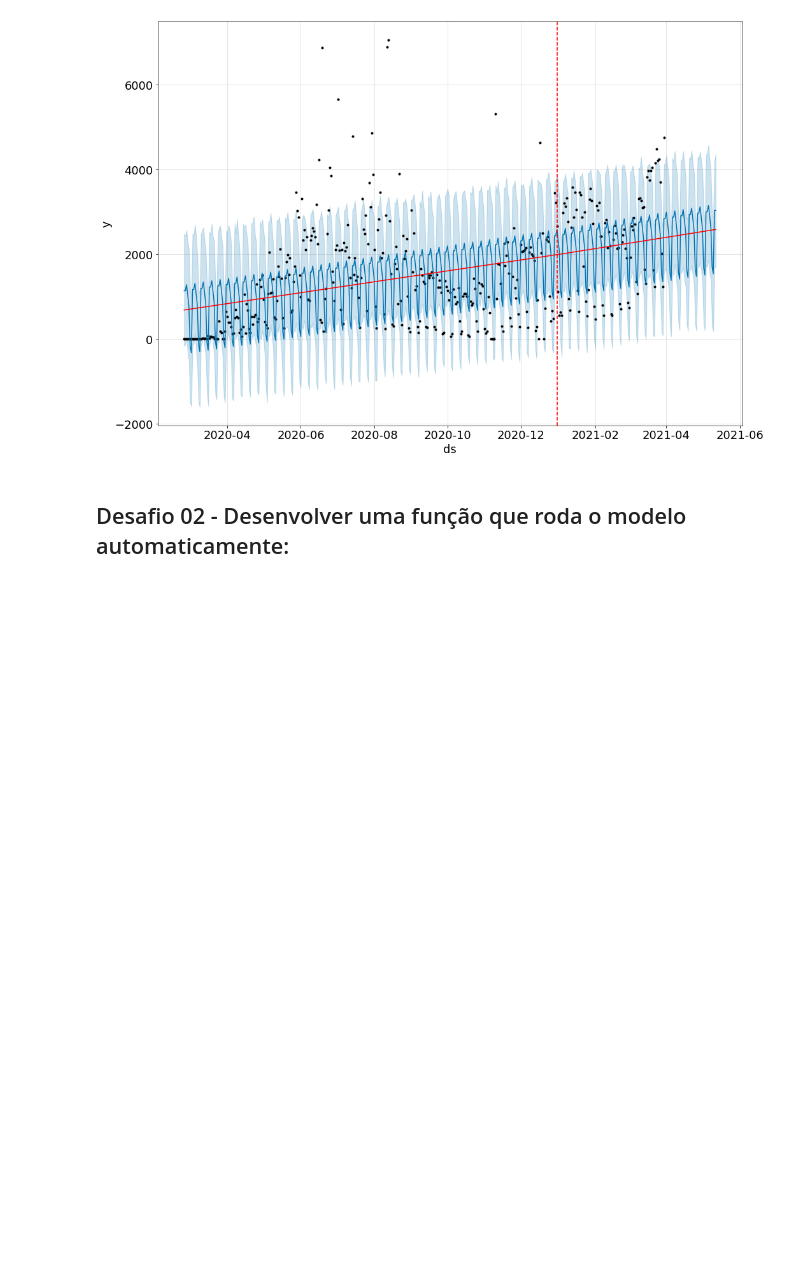
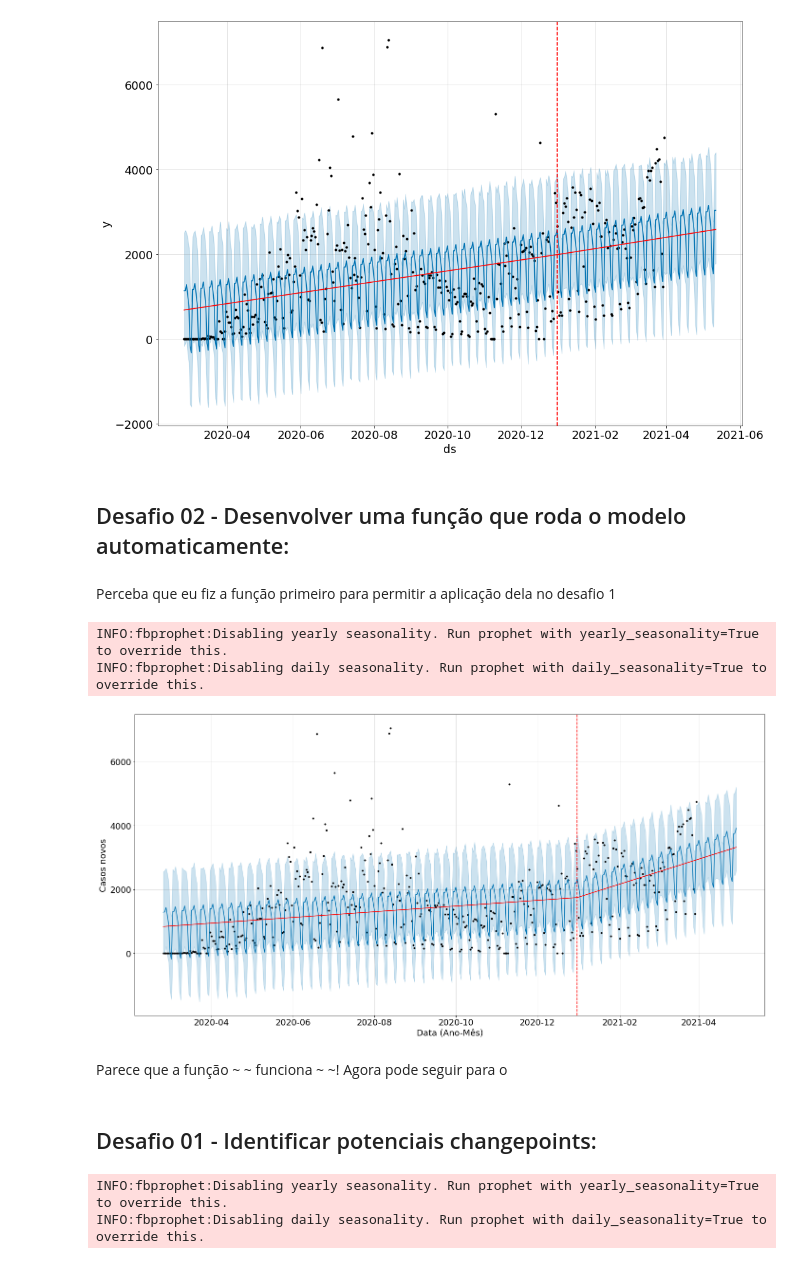
Before and after one commit to RPGraciotti/BootCampAlura, a Jupyter notebook: Modulo_3/Aula_3_mudanca_de_tendencia.ipynb, the cells around one changed output. Saved outputs shown, nothing was run; the diff lists cells and outputs as text; code cells hidden in the pictures; blank space fills up the shorter version.

Commit message:
Função rodando, falta resolver o desafio 1 direitinho

```diff
--- a/Modulo_3/Aula_3_mudanca_de_tendencia.ipynb
+++ b/Modulo_3/Aula_3_mudanca_de_tendencia.ipynb
@@ -126,13 +125,52 @@ a = add_changepoints_to_plot(fig.gca(), m5, previsao5)
 [figure]
 # %% [markdown]
 ## Desafio 02 - Desenvolver uma função que roda o modelo automaticamente:
-# %%
-def run_model(mx, df):
-
-
-  return
-m5 = Prophet(changepoints = ["2020-12-31"])
-m5.fit(df2)
-
-df_futuro5 = m5.make_future_dataframe(periods = 43) # 43 dias não analisados
-previsao5 = m5.predict(df_futuro5)
+# %% [markdown]
+Perceba que eu fiz a função primeiro para permitir a aplicação dela no desafio 1
+# %%
+def run_model(df,
+              periods,
+              changepoints = None,
+              n_changepoints = 25,
+              changepoint_prior_scale = 0.05,
+              changepoint_range = 0.8):
+
+  mx = Prophet(changepoints = changepoints,
+               n_changepoints = n_changepoints,
+               changepoint_prior_scale = changepoint_prior_scale,
+               changepoint_range = changepoint_range) # chama o objeto de modelo
+  mx.fit(df) # associa o modelo ao dataframe de treino
+
+  df_prev = mx.make_future_dataframe(periods = periods) # cria o dataframe de previsão que vai ser gerado mas não utilizado fora
+  prev = mx.predict(df_prev) # faz a previsao baseada no modelo ajustado e no dataframe de previsao
+
+  return mx, prev # retorna o modelo como elemento [0], e a previsao como elemento [1]
+
+### Para a função rodar na forma mais básica, precisamos apenas passar o dataframe de treino, já formatado como o prophet
+### usa, e o periods que vamos estimar os dados.
+
+### Como há uma série de parâmetros da função Prophet, você pode adicioná-los na definição da função.
+### Para a aula, vamos brincar com os parâmetros de changepoints, os quais eu deixei com o default da função.
+# %%
+m3 = run_model(df2, periods = 30, n_changepoints = 25,
+               changepoint_prior_scale = 1, changepoint_range = 1,
+               changepoints = ["2020-12-31"])
+# %% [output]
+INFO:fbprophet:Disabling yearly seasonality. Run prophet with yearly_seasonality=True to override this.
+INFO:fbprophet:Disabling daily seasonality. Run prophet with daily_seasonality=True to override this.
+# %%
+fig = m3[0].plot(m3[1], xlabel = "Data (Ano-Mês)", ylabel = "Casos novos", figsize = (20,10));
+add_changepoints_to_plot(fig.gca(), m3[0], m3[1])
+plt.show()
+# %% [output]
+[figure, added]
+# %% [markdown]
+Parece que a função ~ ~ funciona ~ ~! Agora pode seguir para o
+# %% [markdown]
+## Desafio 01 - Identificar potenciais changepoints:
+# %%
+m3 = run_model(df2, periods = 30, n_changepoints = 25,
+               changepoint_prior_scale = 1)
+# %% [output]
+INFO:fbprophet:Disabling yearly seasonality. Run prophet with yearly_seasonality=True to override this.
+INFO:fbprophet:Disabling daily seasonality. Run prophet with daily_seasonality=True to override this.
```
Also changed, not shown: parts of 4 cells of this notebook.
